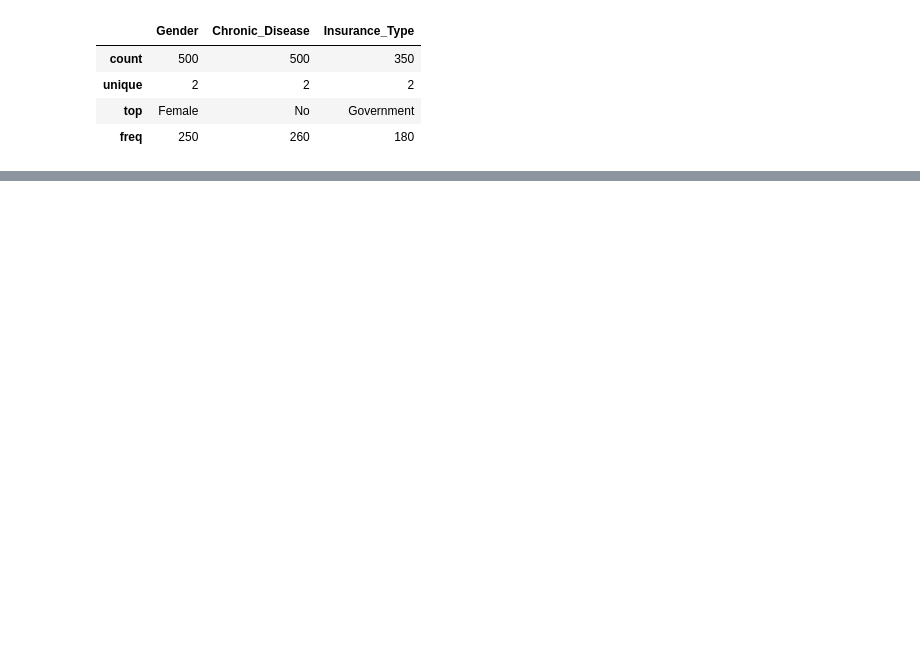
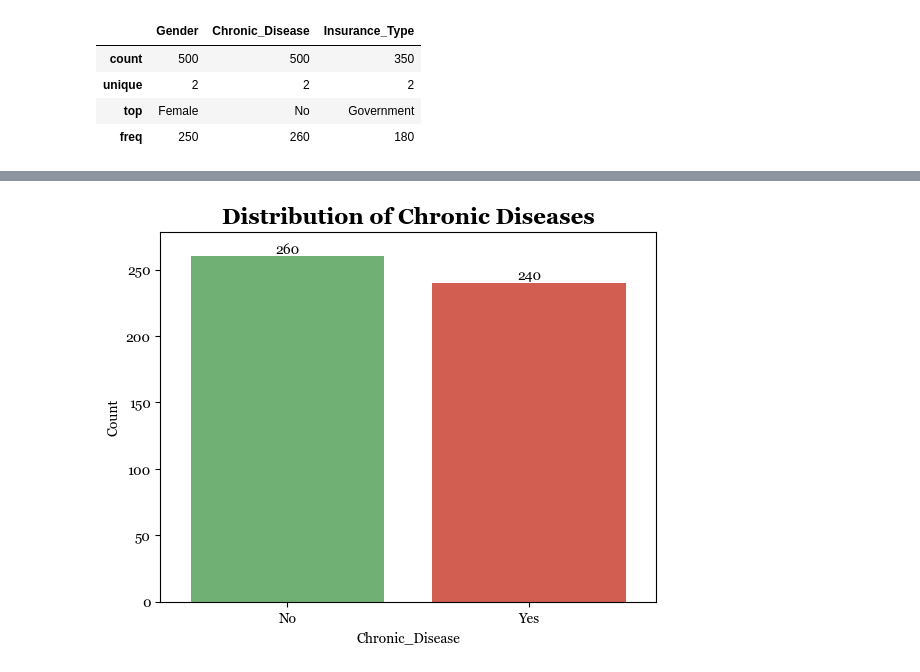
Before and after one commit to murithidenisgitobu/PATIENT-CHURN-PREDICTION, a Jupyter notebook: Patient_Churn_Notebook.ipynb, the cells around one changed output, grey strips where cells are left out. Saved outputs shown, nothing was run; the diff lists cells and outputs as text; code cells hidden in the pictures; blank space fills up the shorter version.

```diff
--- a/Patient_Churn_Notebook.ipynb
+++ b/Patient_Churn_Notebook.ipynb
@@ -110,0 +135,15 @@ df.describe(include="O")
+# %%
+# Distribution of Chronic Disease
+chronic_disease_dist = df["Chronic_Disease"].value_counts().reset_index(name="Count")
+
+# Plot barplot to visually show distribtion
+ax = sns.barplot(data=chronic_disease_dist, y="Count", x="Chronic_Disease", palette=["#66bb6a", "#e74c3c"])
+
+for i in ax.containers:
+    ax.bar_label(i)
+
+ax.margins(0.07)
+ax.set_title("Distribution of Chronic Diseases")
+plt.show()
+# %% [output]
+[figure, added]
```
Also changed, not shown: parts of 7 cells of this notebook.
